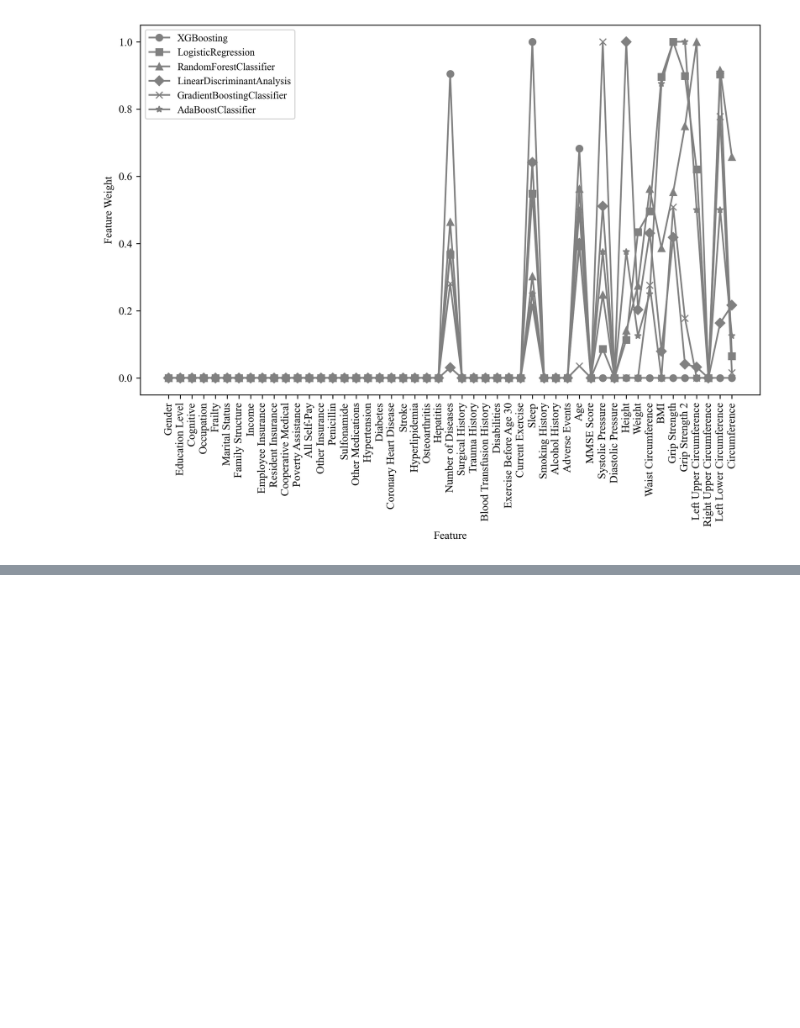
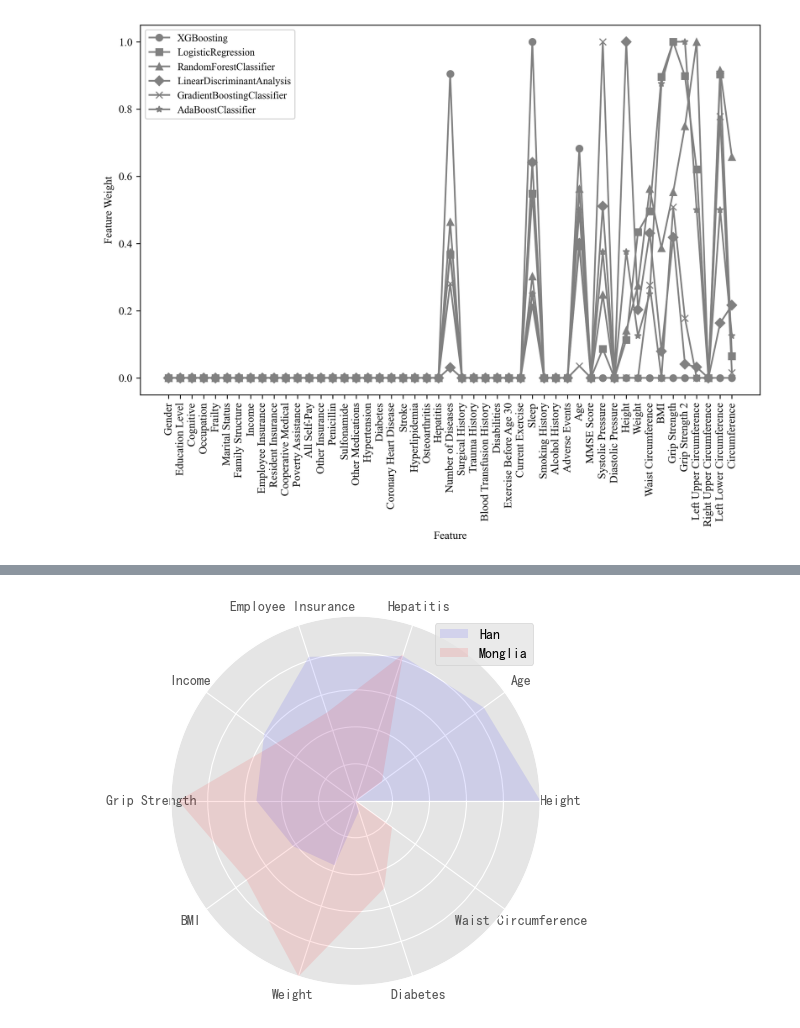
Before and after one commit to xzl12080/frailty, a Jupyter notebook: 衰弱(蒙汉).ipynb, the cells around one changed output, grey strips where cells are left out. Saved outputs shown, nothing was run; the diff lists cells and outputs as text; code cells hidden in the pictures; blank space fills up the shorter version.

```diff
--- a/衰弱(蒙汉).ipynb
+++ b/衰弱(蒙汉).ipynb
@@ -1116,9 +1147,9 @@ for model,name in zip(use_models,use_models_names):
     mon_feature_importance_list.append(feature_importance)
     y_pre = model.predict(mxtest)
     y_all_prob, y_pos_prob = model.predict_proba(mxtest), model.predict_proba(mxtest)[:,1]
-    save_path = f"C:\\Users\\10634\\Desktop\\frailty\\英文\\蒙族\\image\\{name}_roc.png"
-    plot_roc(mytest,y_pos_prob,y_all_prob,save_path)
-    plt.close()
+    # save_path = f"C:\\Users\\10634\\Desktop\\frailty\\英文\\蒙族\\image\\{name}_roc.png"
+    # plot_roc(mytest,y_pos_prob,y_all_prob,save_path)
+    # plt.close()
 # %% [markdown]
 # 蒙汉比较
 # %%
@@ -1237,0 +1308,14 @@ plt.show()
+# %%
+import pandas as pd
+
+
+# 使用merge函数合并两个数据框，按照'特征名称'列进行合并
+merged_df = pd.merge(feature_importance_list[1], mon_feature_importance_list[1], on='feature', how='inner')
+
+# 打印合并后的数据框
+merged_df.columns = ['feature','Han','Monglia']
+from sklearn.preprocessing import MinMaxScaler
+s = MinMaxScaler()
+merged_df_scaler = s.fit_transform(merged_df.iloc[:,1:])
+merged_df = pd.concat([merged_df['feature'],pd.DataFrame(merged_df_scaler)],axis=1)
+merged_df.columns = ['feature','Han','Monglia']
@@ -1237,0 +1336,43 @@ plt.show()
+# %%
+import pandas as pd
+import numpy as np
+import matplotlib.pyplot as plt
+
+plt.rcParams['font.sans-serif'] = 'SimHei'
+#用于正常显示符号
+plt.rcParams['axes.unicode_minus'] = False
+plt.style.use('ggplot')
+
+# 特征名称和特征权重列
+features = merged_df['feature'].tolist()
+weights1 = merged_df['Han'].tolist()
+weights2 = merged_df['Monglia'].tolist()
+
+# 创建一个角度列表，将雷达图均匀分成多个部分，确保数量与特征数量相同
+num_features = len(features)
+angles = np.linspace(0, 2 * np.pi, num_features, endpoint=False).tolist()
+
+# 拼接数据首尾，使图形中线条封闭
+weights1=np.concatenate((weights1,[weights1[0]]))
+weights2=np.concatenate((weights2,[weights2[0]]))
+angles=np.concatenate((angles,[angles[0]]))
+# 创建雷达图
+fig, ax = plt.subplots(subplot_kw={'polar': True})
+
+# 绘制特征1的数据
+ax.fill(angles, weights1, 'b', alpha=0.1, label='Han')
+ax.set_yticklabels([])  # 隐藏刻度标签
+ax.set_xticks(angles[:-1])
+ax.set_xticklabels(features)
+
+ax.set_ylim(0,1)
+# 绘制特征2的数据
+ax.fill(angles, weights2, 'r', alpha=0.1, label='Monglia')
+
+# 添加图例
+plt.legend(loc='upper right')
+
+# 显示雷达图
+plt.show()
+# %% [output]
+[figure, added]
```
Also changed, not shown: parts of 12 cells of this notebook.
